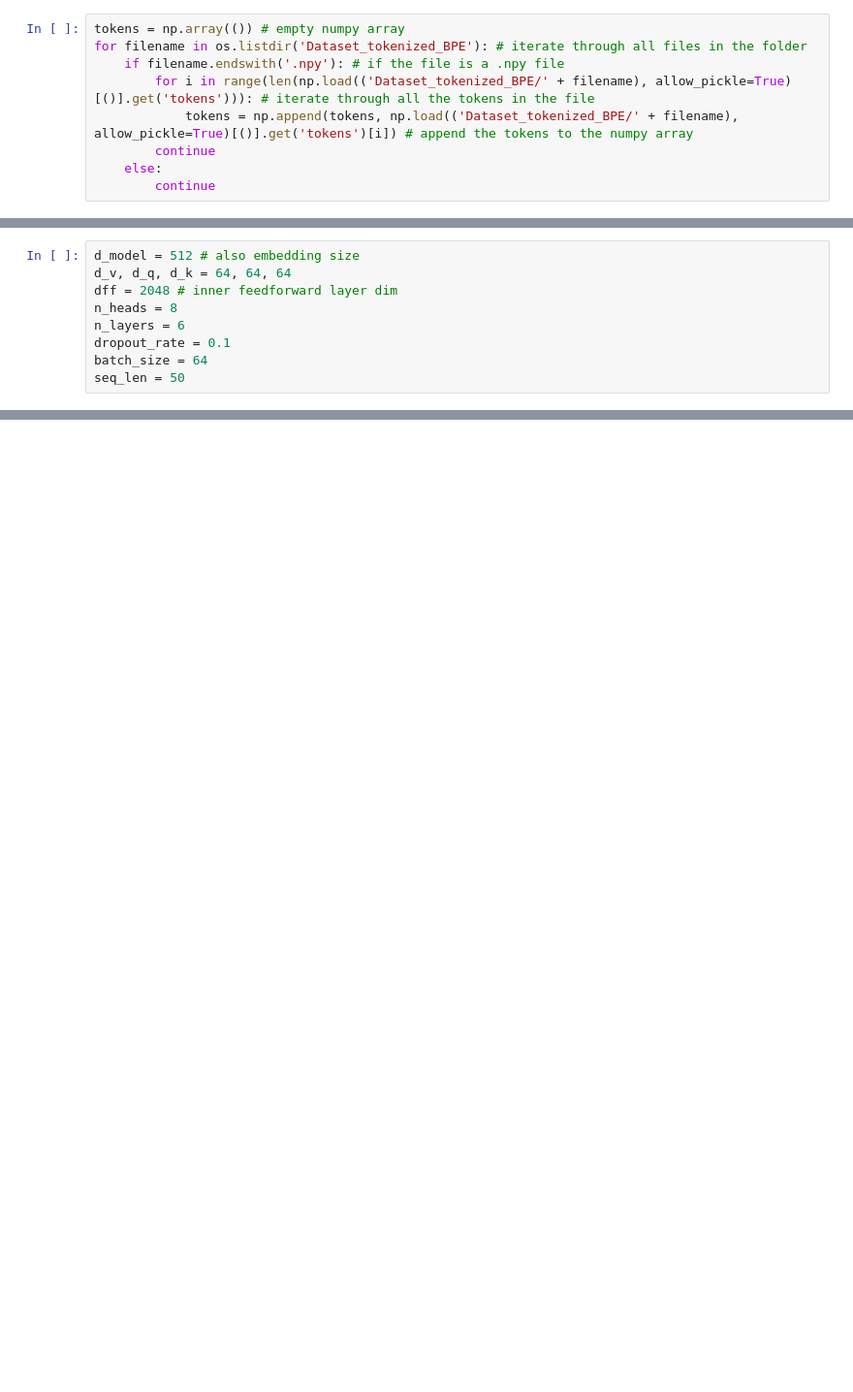
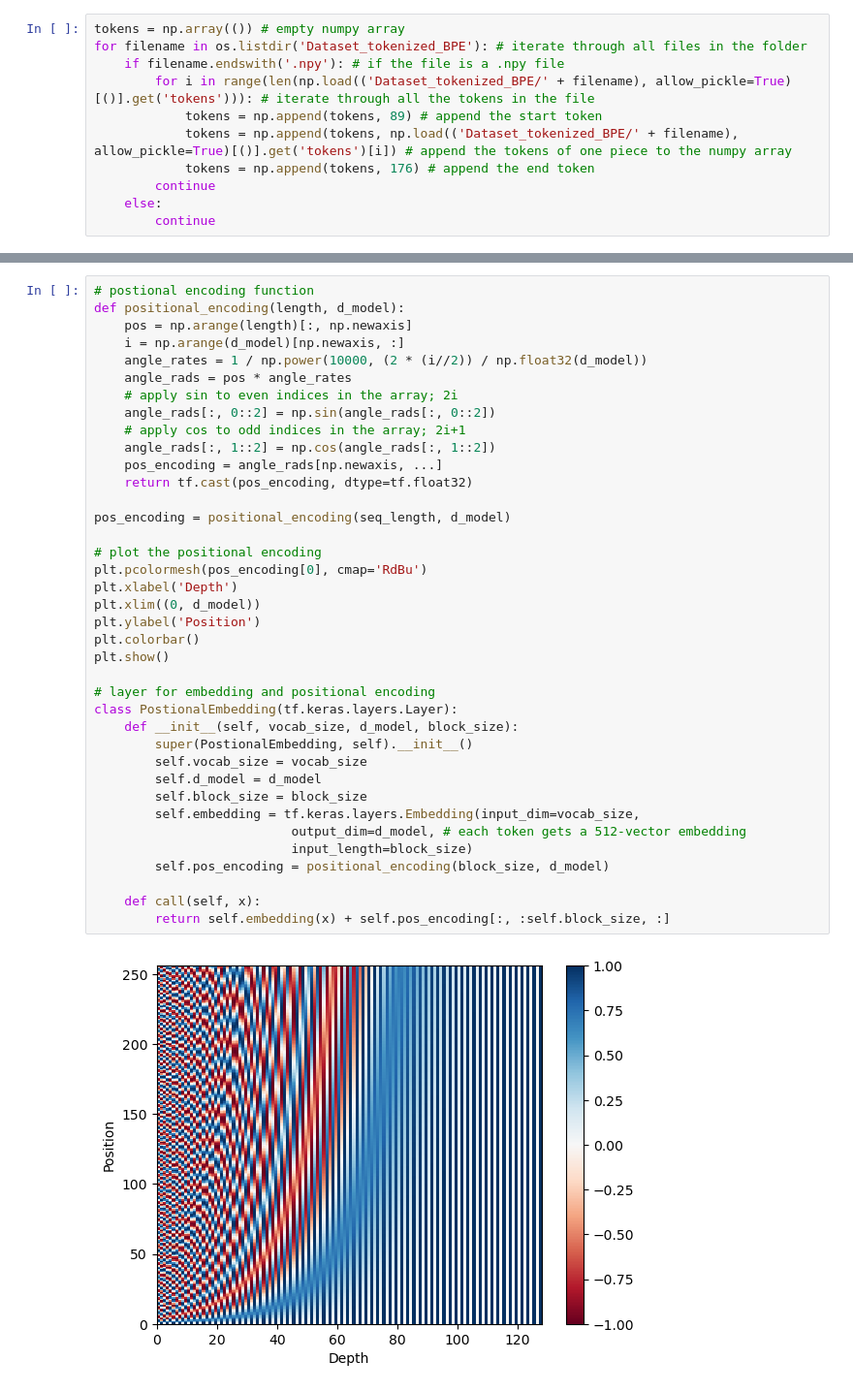
Before and after one commit to piggythefish/iannwtf_project, a Jupyter notebook: diesmalwirklichscratch.ipynb, the cells around one changed output, grey strips where cells are left out. Shown at 97% size. Drawn from its saved outputs; the diff is of its cells as text; blank space fills up the shorter version.

```diff
--- a/diesmalwirklichscratch.ipynb
+++ b/diesmalwirklichscratch.ipynb
@@ -7,7 +10,9 @@ tokens = np.array(()) # empty numpy array
 for filename in os.listdir('Dataset_tokenized_BPE'): # iterate through all files in the folder
     if filename.endswith('.npy'): # if the file is a .npy file
         for i in range(len(np.load(('Dataset_tokenized_BPE/' + filename), allow_pickle=True)[()].get('tokens'))): # iterate through all the tokens in the file
-            tokens = np.append(tokens, np.load(('Dataset_tokenized_BPE/' + filename), allow_pickle=True)[()].get('tokens')[i]) # append the tokens to the numpy array
+            tokens = np.append(tokens, 89) # append the start token
+            tokens = np.append(tokens, np.load(('Dataset_tokenized_BPE/' + filename), allow_pickle=True)[()].get('tokens')[i]) # append the tokens of one piece to the numpy array
+            tokens = np.append(tokens, 176) # append the end token
         continue
     else:
         continue
@@ -75,9 +37,0 @@ array([[-0.04916601, -0.02973673, -0.01249365, ..., -0.00418216,
-# %%
-d_model = 512 # also embedding size
-d_v, d_q, d_k = 64, 64, 64
-dff = 2048 # inner feedforward layer dim
-n_heads = 8
-n_layers = 6
-dropout_rate = 0.1
-batch_size = 64
-seq_len = 50
@@ -172,0 +38,40 @@ array([[1.0000000e+00, 0.0000000e+00, 0.0000000e+00, 0.0000000e+00,
+# %%
+# postional encoding function
+def positional_encoding(length, d_model):
+    pos = np.arange(length)[:, np.newaxis]
+    i = np.arange(d_model)[np.newaxis, :]
+    angle_rates = 1 / np.power(10000, (2 * (i//2)) / np.float32(d_model))
+    angle_rads = pos * angle_rates
+    # apply sin to even indices in the array; 2i
+    angle_rads[:, 0::2] = np.sin(angle_rads[:, 0::2])
+    # apply cos to odd indices in the array; 2i+1
+    angle_rads[:, 1::2] = np.cos(angle_rads[:, 1::2])
+    pos_encoding = angle_rads[np.newaxis, ...]
+    return tf.cast(pos_encoding, dtype=tf.float32)
+
+pos_encoding = positional_encoding(seq_length, d_model)
+
+# plot the positional encoding
+plt.pcolormesh(pos_encoding[0], cmap='RdBu')
+plt.xlabel('Depth')
+plt.xlim((0, d_model))
+plt.ylabel('Position')
+plt.colorbar()
+plt.show()
+
+# layer for embedding and positional encoding
+class PostionalEmbedding(tf.keras.layers.Layer):
+    def __init__(self, vocab_size, d_model, block_size):
+        super(PostionalEmbedding, self).__init__()
+        self.vocab_size = vocab_size
+        self.d_model = d_model
+        self.block_size = block_size
+        self.embedding = tf.keras.layers.Embedding(input_dim=vocab_size,
+                          output_dim=d_model, # each token gets a 512-vector embedding
+                          input_length=block_size)
+        self.pos_encoding = positional_encoding(block_size, d_model)
+
+    def call(self, x):
+        return self.embedding(x) + self.pos_encoding[:, :self.block_size, :]
+# %% [output]
+[figure, added]
```
Also changed, not shown: parts of 15 cells of this notebook, 2 other files.
